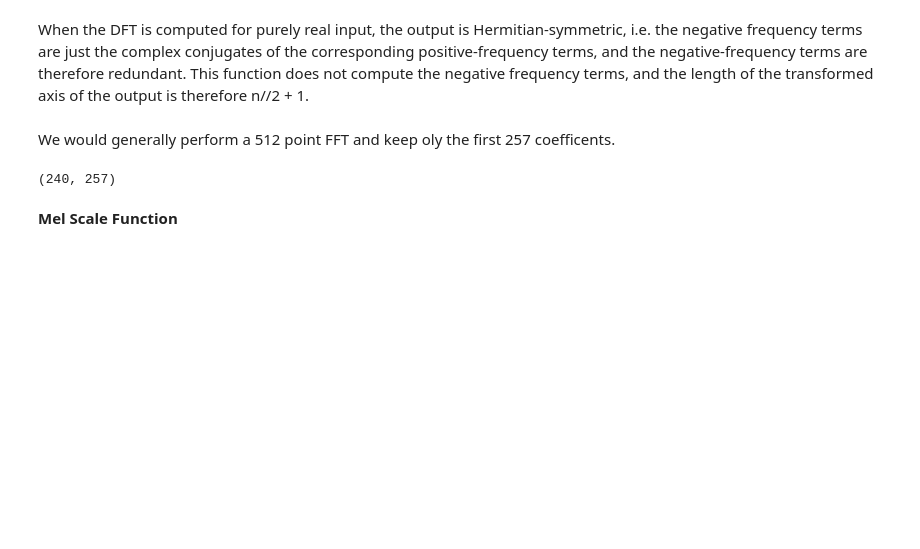
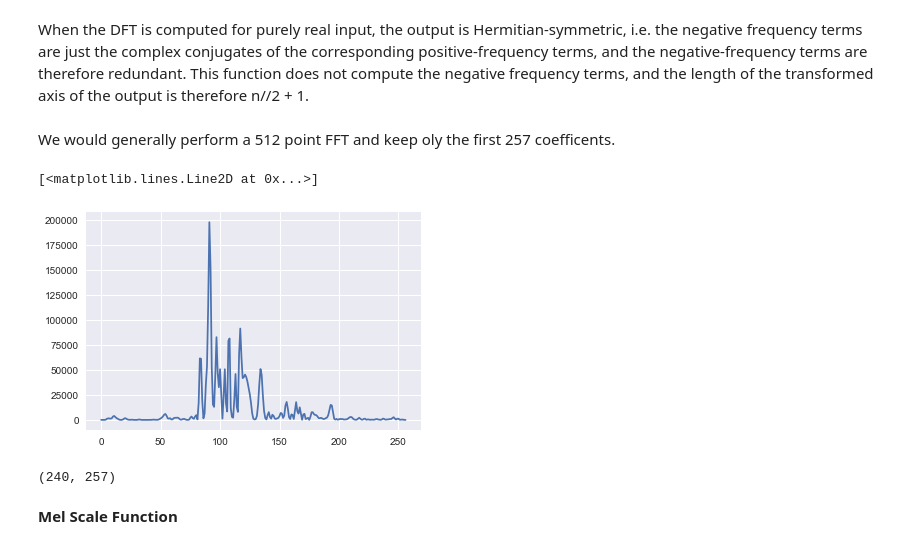
Before and after one commit to yushinliu/lab, a Jupyter notebook: task_2_version_0/Task2.ipynb, the cells around one changed output. Drawn from its saved outputs; the diff is of its cells as text; code cells hidden in the pictures; blank space fills up the shorter version.

```diff
--- a/task_2_version_0/Task2.ipynb
+++ b/task_2_version_0/Task2.ipynb
@@ -316,6 +316,11 @@ def Flourier_transfer(frame_windowed_set,NFFT):
     return pow_frames,mag_frames
 # %%
 pow_frames,mag_frames=Flourier_transfer(frame_windowed_set,NFFT)
+# %%
+plt.plot(pow_frames[4,:]) # the frequency of each frame
+# %% [output]
+[<matplotlib.lines.Line2D at 0x...>]
+[figure, added]
 # %%
 pow_frames.shape
 # %% [output]
```
Also changed, not shown: 1 other file.
